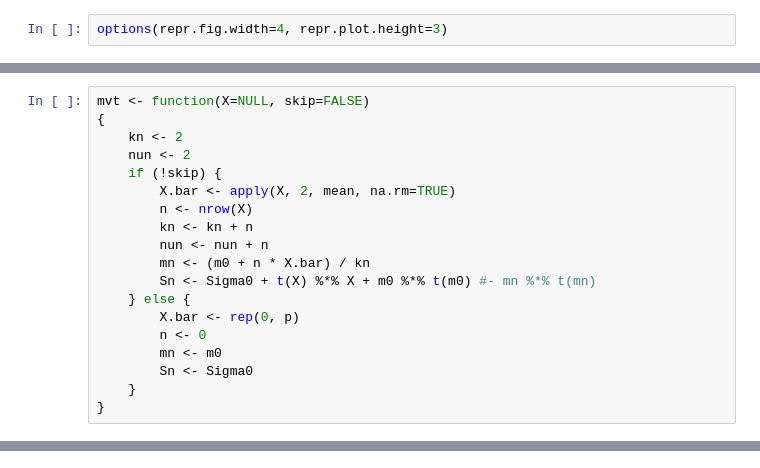
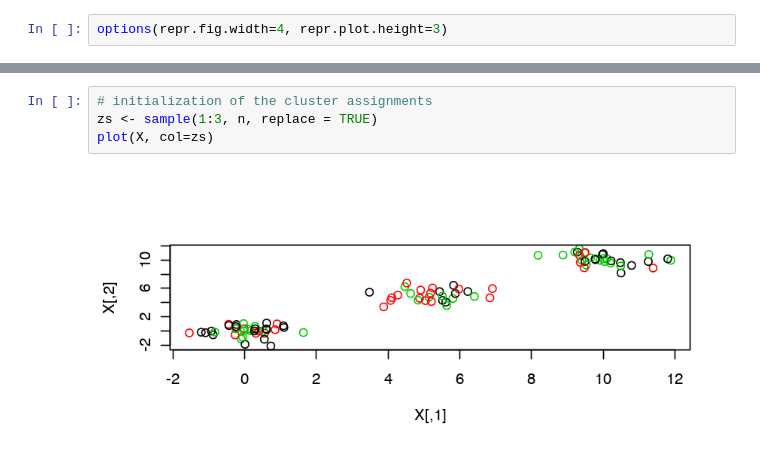
Before and after one commit to dirmeier/etudes, a Jupyter notebook: bayesian_mixture_models.ipynb, the cells around one changed output, grey strips where cells are left out. Drawn from its saved outputs; the diff is of its cells as text.

```diff
--- a/bayesian_mixture_models.ipynb
+++ b/bayesian_mixture_models.ipynb
@@ -54,19 +71,0 @@ Sigma0 <- diag(p)
-# %%
-mvt <- function(X=NULL, skip=FALSE)
-{
-    kn <- 2
-    nun <- 2
-    if (!skip) {
-        X.bar <- apply(X, 2, mean, na.rm=TRUE)
-        n <- nrow(X)
-        kn <- kn + n
-        nun <- nun + n
-        mn <- (m0 + n * X.bar) / kn
-        Sn <- Sigma0 + t(X) %*% X + m0 %*% t(m0) #- mn %*% t(mn)
-    } else {
-        X.bar <- rep(0, p)
-        n <- 0
-        mn <- m0
-        Sn <- Sigma0
-    }
-}
@@ -109,0 +81,6 @@ ERROR: Error in sample.int(length(x), size, replace, prob): negative probability
+# %%
+# initialization of the cluster assignments
+zs <- sample(1:3, n, replace = TRUE)
+plot(X, col=zs)
+# %% [output]
+[figure, added]
```
Also changed, not shown: parts of 38 cells of this notebook, 2 other files.
